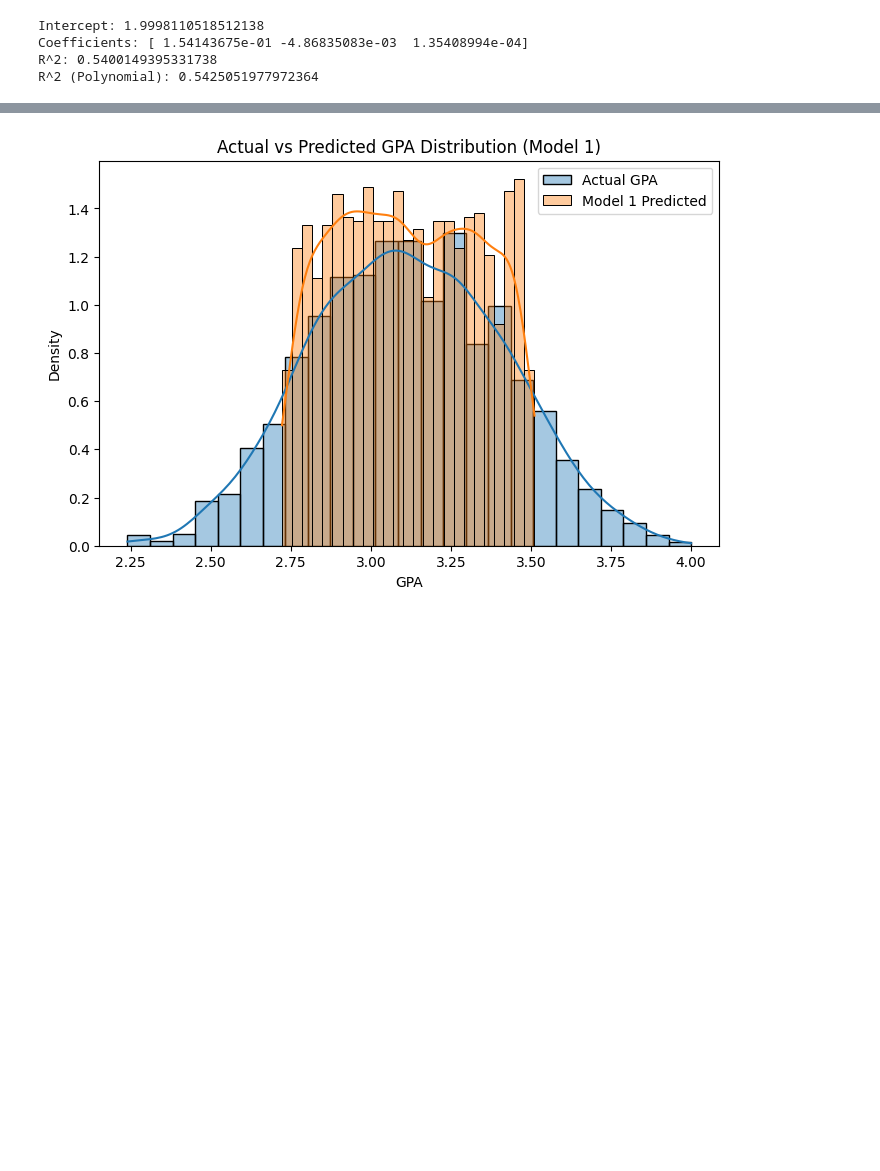
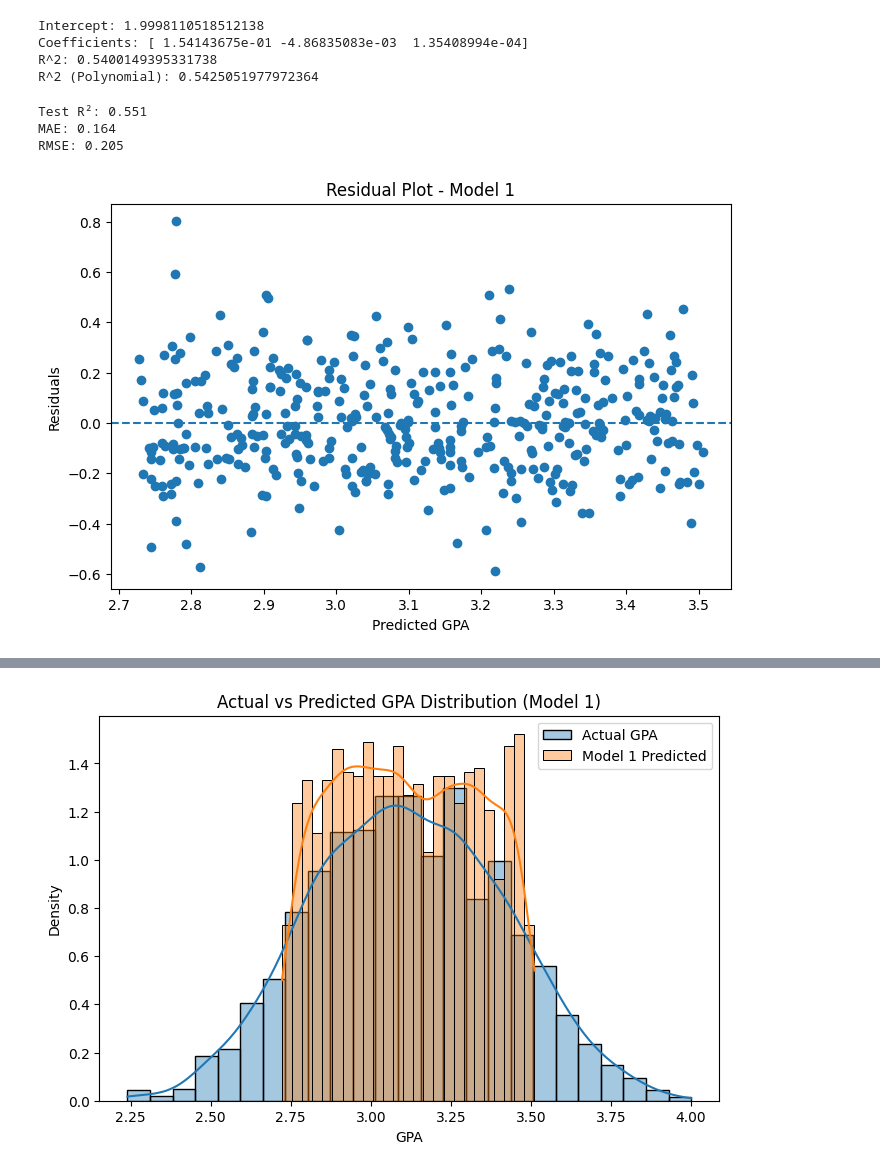
Before and after one commit to kparfait17/kparfait17.github.io, a Jupyter notebook: project/project.ipynb, the cells around one changed output, grey strips where cells are left out. Cells and saved outputs as stored; diff of their text form; code cells hidden in the pictures; blank space fills up the shorter version.

```diff
--- a/project/project.ipynb
+++ b/project/project.ipynb
@@ -268,3 +307,43 @@ Intercept: 1.9998110518512138
 Coefficients: [ 1.54143675e-01 -4.86835083e-03  1.35408994e-04]
 R^2: 0.5400149395331738
 R^2 (Polynomial): 0.5425051977972364
+# %%
+# Train-test split
+X_train, X_test, y_train, y_test = train_test_split(
+    X,
+    y,
+    test_size=0.20,
+    random_state=42
+)
+
+# Fit model on training data
+test_model1 = LinearRegression()
+test_model1.fit(X_train, y_train)
+
+# Predictions on unseen test data
+y_pred = test_model1.predict(X_test)
+
+# Evaluation metrics
+r2_test = r2_score(y_test, y_pred)
+mae = mean_absolute_error(y_test, y_pred)
+rmse = np.sqrt(mean_squared_error(y_test, y_pred))
+
+print("Test R²:", round(r2_test,3))
+print("MAE:", round(mae,3))
+print("RMSE:", round(rmse,3))
+# %% [output]
+Test R²: 0.551
+MAE: 0.164
+RMSE: 0.205
+# %%
+residuals = y_test - y_pred
+
+plt.figure(figsize=(8,5))
+plt.scatter(y_pred, residuals)
+plt.axhline(0, linestyle='--')
+plt.xlabel("Predicted GPA")
+plt.ylabel("Residuals")
+plt.title("Residual Plot - Model 1")
+plt.show()
+# %% [output]
+[figure, added]
```
Also changed, not shown: parts of 37 cells of this notebook, 1 other file.
